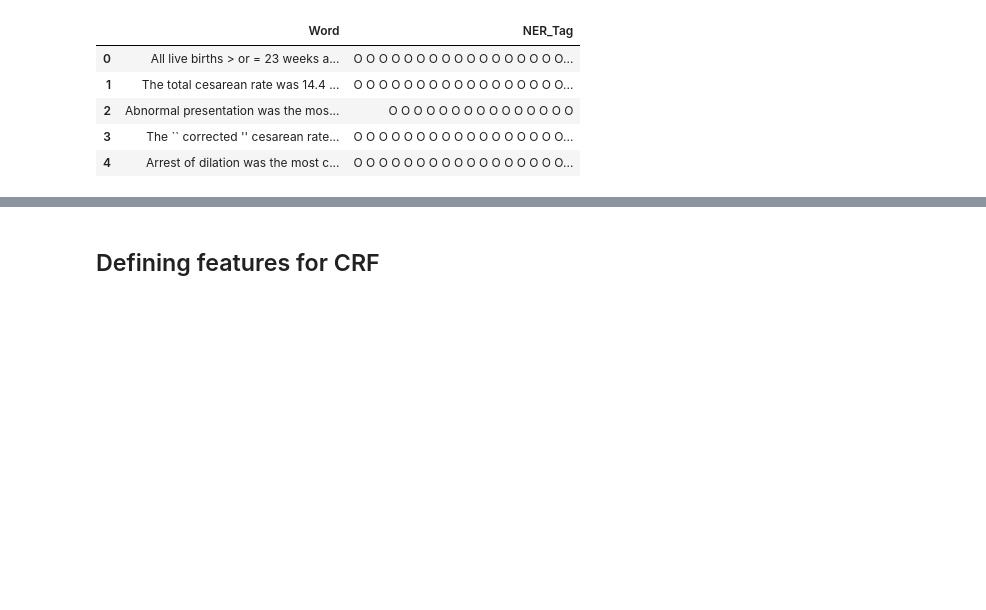
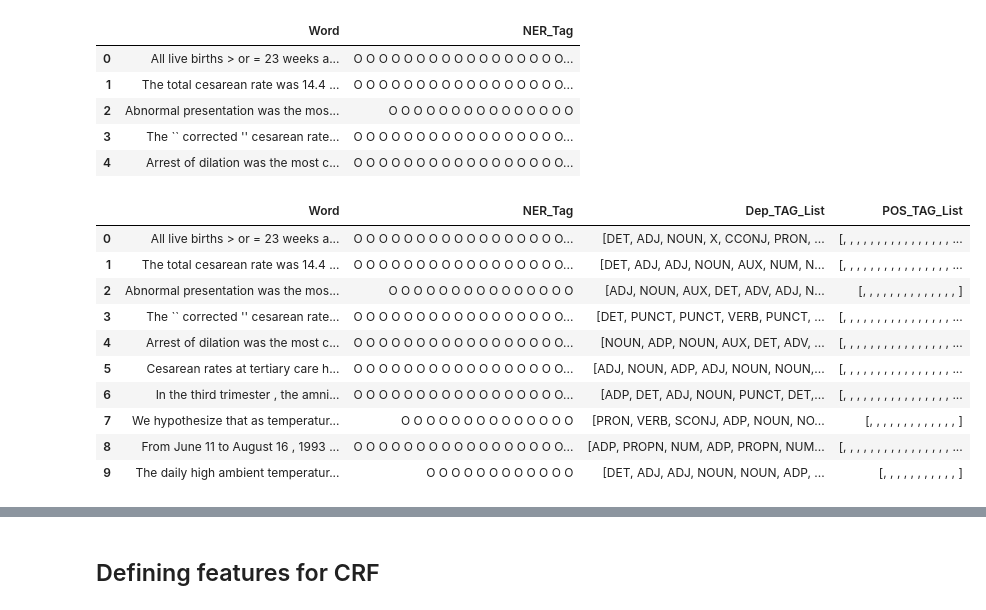
Before and after one commit to AmarjitMahadik007/Syntactic-Processing, a Jupyter notebook: Assignment.ipynb, the cells around one changed output, grey strips where cells are left out. Drawn from its saved outputs; the diff is of its cells as text; code cells hidden in the pictures; blank space fills up the shorter version.

```diff
--- a/Assignment.ipynb
+++ b/Assignment.ipynb
@@ -266 +259,15 @@ df_sent.head()
+# %%
+df_sent.head(10)
+# %% [output]
+|  | Word | NER_Tag | Dep_TAG_List | POS_TAG_List |
+| 0 | All live births > or = 23 weeks a... | O O O O O O O O O O O O O O O O O... | [DET, ADJ, NOUN, X, CCONJ, PRON, ... | [, , , , , , , , , , , , , , , , ... |
+| 1 | The total cesarean rate was 14.4 ... | O O O O O O O O O O O O O O O O O... | [DET, ADJ, ADJ, NOUN, AUX, NUM, N... | [, , , , , , , , , , , , , , , , ... |
+| 2 | Abnormal presentation was the mos... | O O O O O O O O O O O O O O O | [ADJ, NOUN, AUX, DET, ADV, ADJ, N... | [, , , , , , , , , , , , , , ] |
+| 3 | The `` corrected '' cesarean rate... | O O O O O O O O O O O O O O O O O... | [DET, PUNCT, PUNCT, VERB, PUNCT, ... | [, , , , , , , , , , , , , , , , ... |
+| 4 | Arrest of dilation was the most c... | O O O O O O O O O O O O O O O O O... | [NOUN, ADP, NOUN, AUX, DET, ADV, ... | [, , , , , , , , , , , , , , , , ... |
+| 5 | Cesarean rates at tertiary care h... | O O O O O O O O O O O O O O O O O... | [ADJ, NOUN, ADP, ADJ, NOUN, NOUN,... | [, , , , , , , , , , , , , , , , ... |
+| 6 | In the third trimester , the amni... | O O O O O O O O O O O O O O O O O... | [ADP, DET, ADJ, NOUN, PUNCT, DET,... | [, , , , , , , , , , , , , , , , ... |
+| 7 | We hypothesize that as temperatur... | O O O O O O O O O O O O O O | [PRON, VERB, SCONJ, ADP, NOUN, NO... | [, , , , , , , , , , , , , ] |
+| 8 | From June 11 to August 16 , 1993 ... | O O O O O O O O O O O O O O O O O... | [ADP, PROPN, NUM, ADP, PROPN, NUM... | [, , , , , , , , , , , , , , , , ... |
+| 9 | The daily high ambient temperatur... | O O O O O O O O O O O O | [DET, ADJ, ADJ, NOUN, NOUN, ADP, ... | [, , , , , , , , , , , ] |
 # %%
```
Also changed, not shown: parts of 26 cells of this notebook.
